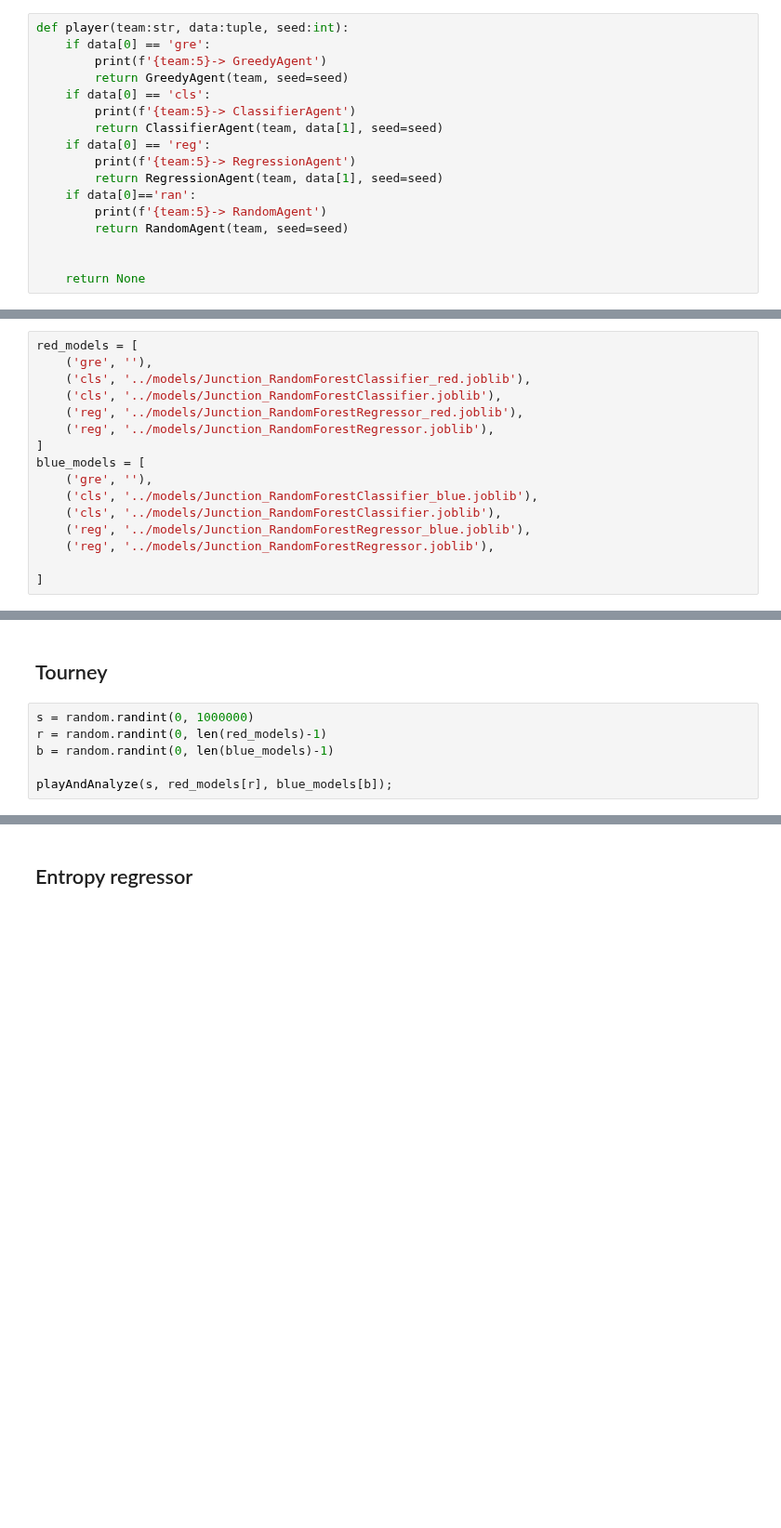
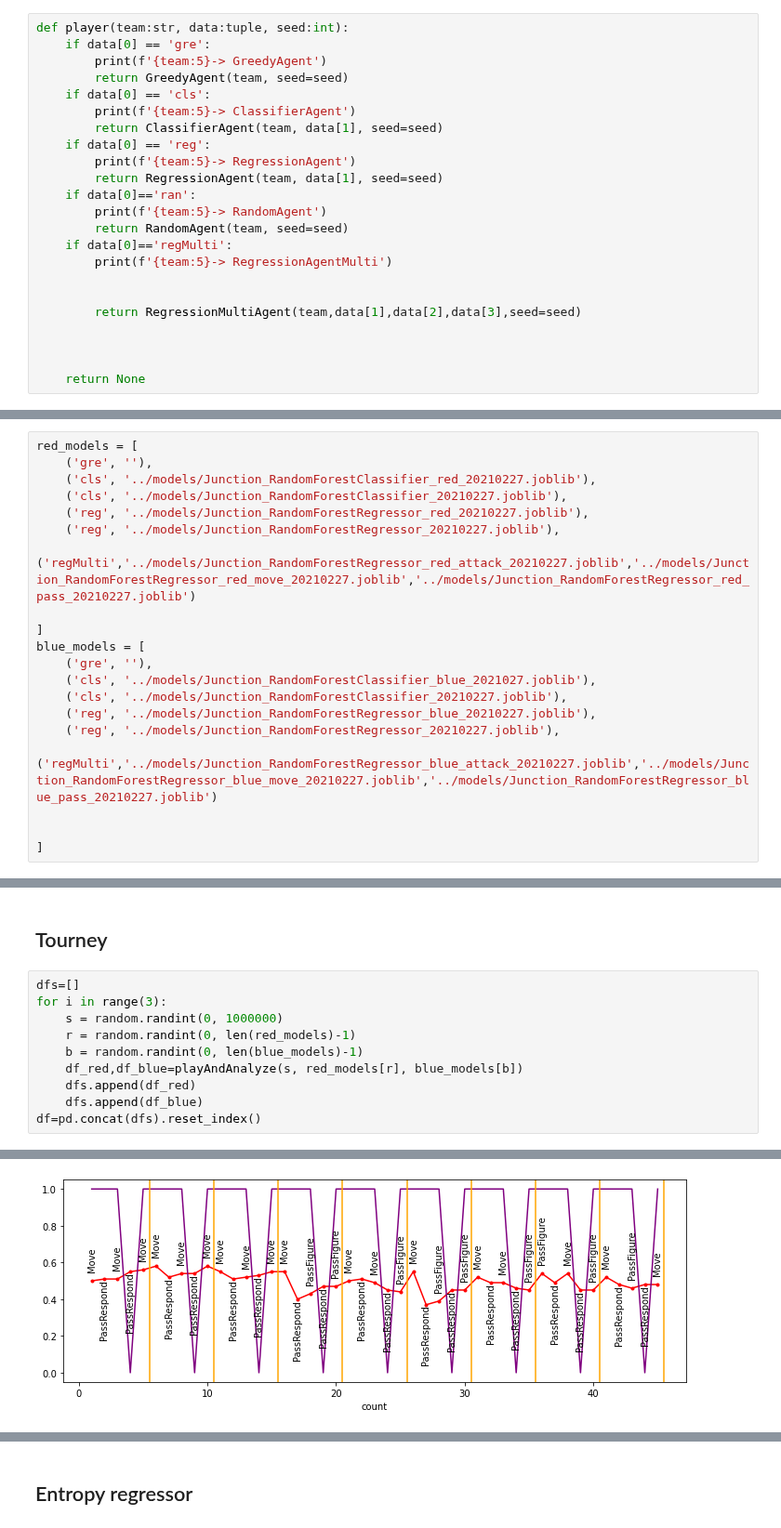
Before and after one commit to IDSIA/NewTechnoWar, a Jupyter notebook: code/notebooks/AnalysisEntropy.ipynb, the cells around one changed output, grey strips where cells are left out. Shown at 93% size. Cells and saved outputs as stored; diff of their text form; blank space fills up the shorter version.

```diff
--- a/code/notebooks/AnalysisEntropy.ipynb
+++ b/code/notebooks/AnalysisEntropy.ipynb
@@ -42,6 +45,12 @@ def player(team:str, data:tuple, seed:int):
     if data[0]=='ran':
         print(f'{team:5}-> RandomAgent')
         return RandomAgent(team, seed=seed)
+    if data[0]=='regMulti':
+        print(f'{team:5}-> RegressionAgentMulti')
+
+
+        return RegressionMultiAgent(team,data[1],data[2],data[3],seed=seed)
+
 
 
     return None
@@ -116,17 +125,21 @@ def play(seed:int, red_data, blue_data):
 # %%
 red_models = [
     ('gre', ''),
-    ('cls', '../models/Junction_RandomForestClassifier_red.joblib'),
-    ('cls', '../models/Junction_RandomForestClassifier.joblib'),
-    ('reg', '../models/Junction_RandomForestRegressor_red.joblib'),
-    ('reg', '../models/Junction_RandomForestRegressor.joblib'),
+    ('cls', '../models/Junction_RandomForestClassifier_red_20210227.joblib'),
+    ('cls', '../models/Junction_RandomForestClassifier_20210227.joblib'),
+    ('reg', '../models/Junction_RandomForestRegressor_red_20210227.joblib'),
+    ('reg', '../models/Junction_RandomForestRegressor_20210227.joblib'),
+    ('regMulti','../models/Junction_RandomForestRegressor_red_attack_20210227.joblib','../models/Junction_RandomForestRegressor_red_move_20210227.joblib','../models/Junction_RandomForestRegressor_red_pass_20210227.joblib')
+
 ]
 blue_models = [
     ('gre', ''),
-    ('cls', '../models/Junction_RandomForestClassifier_blue.joblib'),
-    ('cls', '../models/Junction_RandomForestClassifier.joblib'),
-    ('reg', '../models/Junction_RandomForestRegressor_blue.joblib'),
-    ('reg', '../models/Junction_RandomForestRegressor.joblib'),
+    ('cls', '../models/Junction_RandomForestClassifier_blue_2021027.joblib'),
+    ('cls', '../models/Junction_RandomForestClassifier_20210227.joblib'),
+    ('reg', '../models/Junction_RandomForestRegressor_blue_20210227.joblib'),
+    ('reg', '../models/Junction_RandomForestRegressor_20210227.joblib'),
+    ('regMulti','../models/Junction_RandomForestRegressor_blue_attack_20210227.joblib','../models/Junction_RandomForestRegressor_blue_move_20210227.joblib','../models/Junction_RandomForestRegressor_blue_pass_20210227.joblib')
+
 
 ]
 # %%
@@ -134,8 +147,13 @@ seed=51
 # %% [markdown]
 ## Tourney
 # %%
-s = random.randint(0, 1000000)
-r = random.randint(0, len(red_models)-1)
-b = random.randint(0, len(blue_models)-1)
-
-playAndAnalyze(s, red_models[r], blue_models[b]);
+dfs=[]
+for i in range(3):
+    s = random.randint(0, 1000000)
+    r = random.randint(0, len(red_models)-1)
+    b = random.randint(0, len(blue_models)-1)
+    df_red,df_blue=playAndAnalyze(s, red_models[r], blue_models[b])
+    dfs.append(df_red)
+    dfs.append(df_blue)
+df=pd.concat(dfs).reset_index()
+# %% [output]
@@ -141,0 +214 @@ playAndAnalyze(s, red_models[r], blue_models[b]);
+[figure, added]
```
Also changed, not shown: parts of 33 cells of this notebook, 6 other files.
